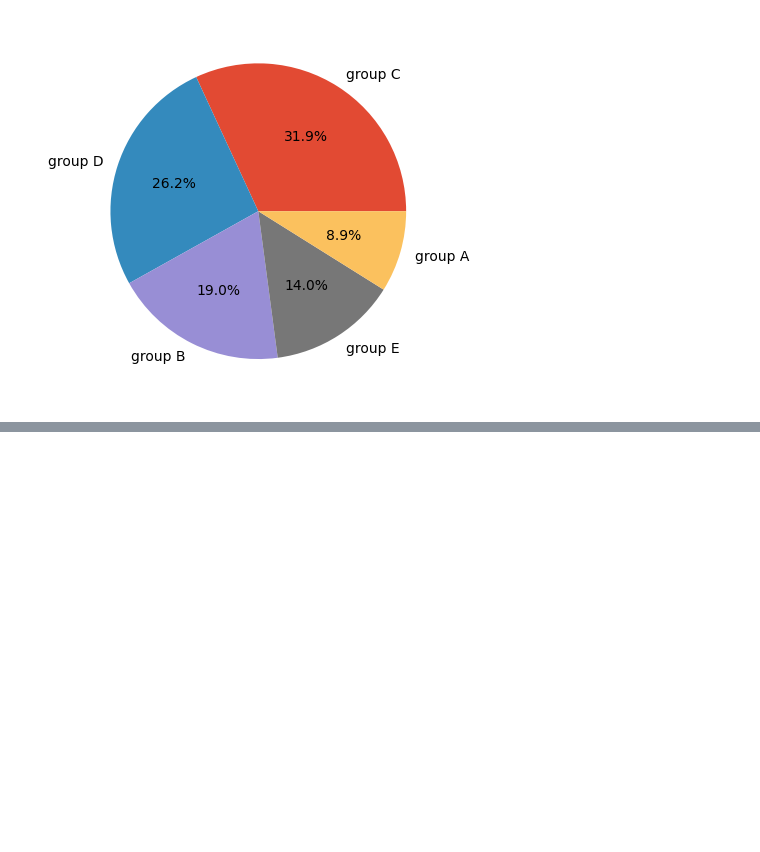
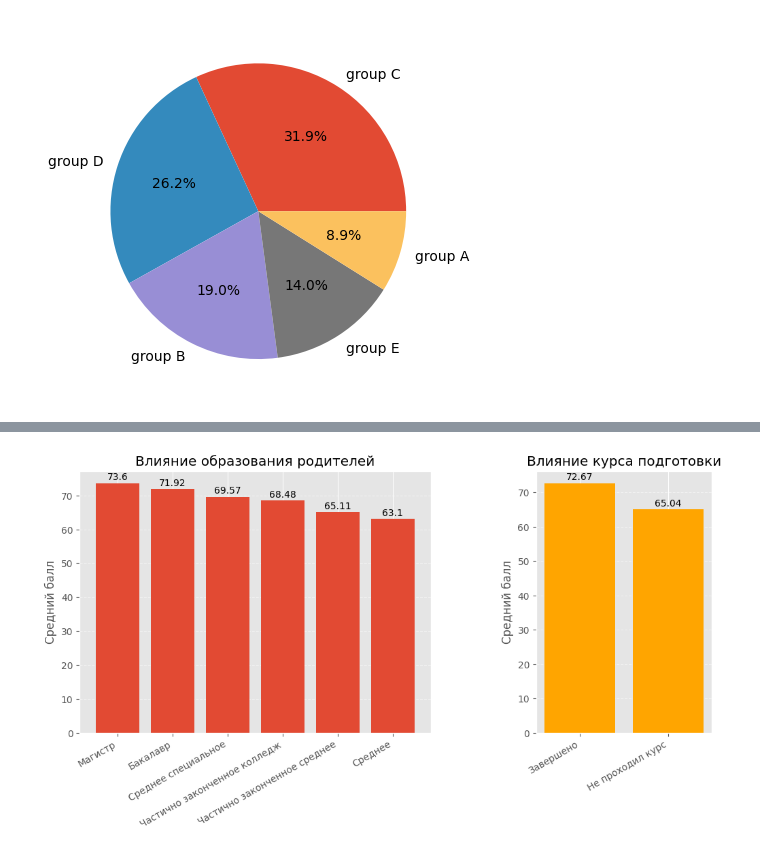
Before and after one commit to AntonLihtar/python_starter, a Jupyter notebook: padas_data1/main.ipynb, the cells around one changed output, grey strips where cells are left out. Cells and saved outputs as stored; diff of their text form; code cells hidden in the pictures; blank space fills up the shorter version.

```diff
--- a/padas_data1/main.ipynb
+++ b/padas_data1/main.ipynb
@@ -193,0 +181,62 @@ plt.show()
+# %%
+#Влияние курса подготовки и Влияние образования родителей на общую оценку
+
+#группе детей с подготовкой посчитать среднее 3х колонок
+students_df['full_mean_score'] = students_df[['math_score', 'reading_score', 'writing_score']].mean(axis=1)
+# print(students_df)
+
+#дети с подготовкой
+parents_res = students_df.groupby('parental_level_of_education')['full_mean_score'].mean().round(2)
+parents_res.sort_values(ascending=False, inplace=True)
+
+# Словарь соответствий
+edu_map = {
+    "master's degree": "Магистр",
+    "bachelor's degree": "Бакалавр",
+    "associate's degree": "Среднее специальное",
+    "some college": "Частично законченное колледж",
+    "some high school": "Частично законченное среднее",
+    "high school": "Среднее"
+}
+
+#с образованными родителями
+preparation_res = students_df.groupby('test_preparation_course')['full_mean_score'].mean().round(2)
+# Переименуем индексы
+parents_res.index = parents_res.index.map(edu_map)
+
+# создаём фигуру и два графика в строку
+fig, (ax1, ax2) = plt.subplots(1, 2, figsize=(12, 5), width_ratios=[2, 1])
+# width_ratios — задаёт относительную ширину: левый в 2 раза шире правого
+
+# --- Левый график ---
+ax1.bar(range(len(parents_res)), parents_res.values, tick_label=parents_res.index)
+for i, v in enumerate(parents_res.values):
+    ax1.text(i, v + 1, str(v), ha='center')
+
+ax1.set_ylabel('Средний балл')
+ax1.set_xticklabels(parents_res.index, rotation=30, ha='right')  # можно убрать, так как tick_label уже передан
+ax1.grid(axis='y', linestyle='--', alpha=0.5)
+ax1.set_title('Влияние образования родителей')
+
+
+# --- Правый график ---
+prep_map = {
+    "completed": "Завершено",
+    "none": "Не проходил курс"
+}
+preparation_res.index = preparation_res.index.map(prep_map)
+
+ax2.bar(range(len(preparation_res)), preparation_res.values, tick_label=preparation_res.index, color='orange')
+
+for i, v in enumerate(preparation_res.values):
+    ax2.text(i, v + 1, str(v), ha='center')
+
+ax2.set_ylabel('Средний балл')
+ax2.set_xticklabels(preparation_res.index, rotation=30, ha='right')  # тоже можно убрать
+ax2.grid(axis='y', linestyle='--', alpha=0.5)
+ax2.set_title('Влияние курса подготовки')
+
+plt.subplots_adjust(wspace=0.4)
+plt.show()
+# %% [output]
+[figure, added]
```
Also changed, not shown: parts of 7 cells of this notebook.
